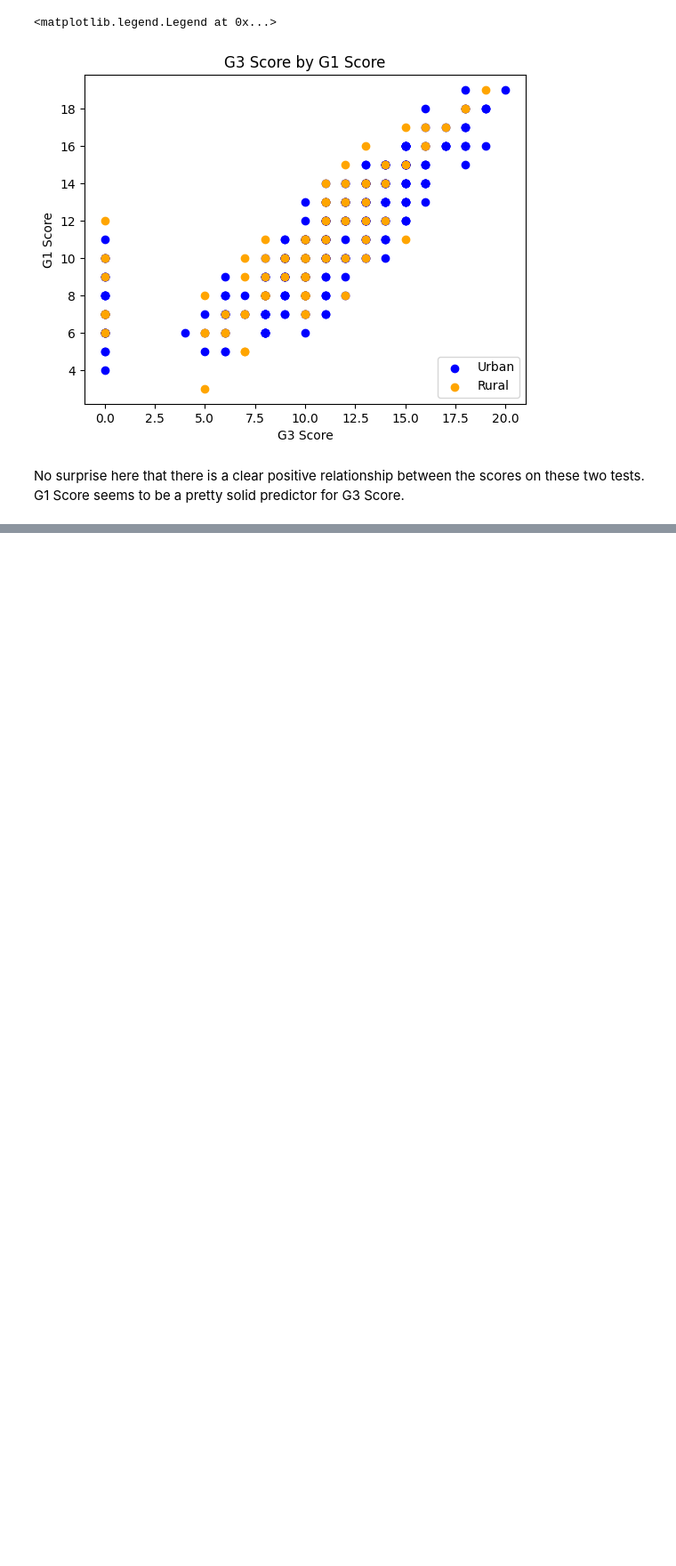
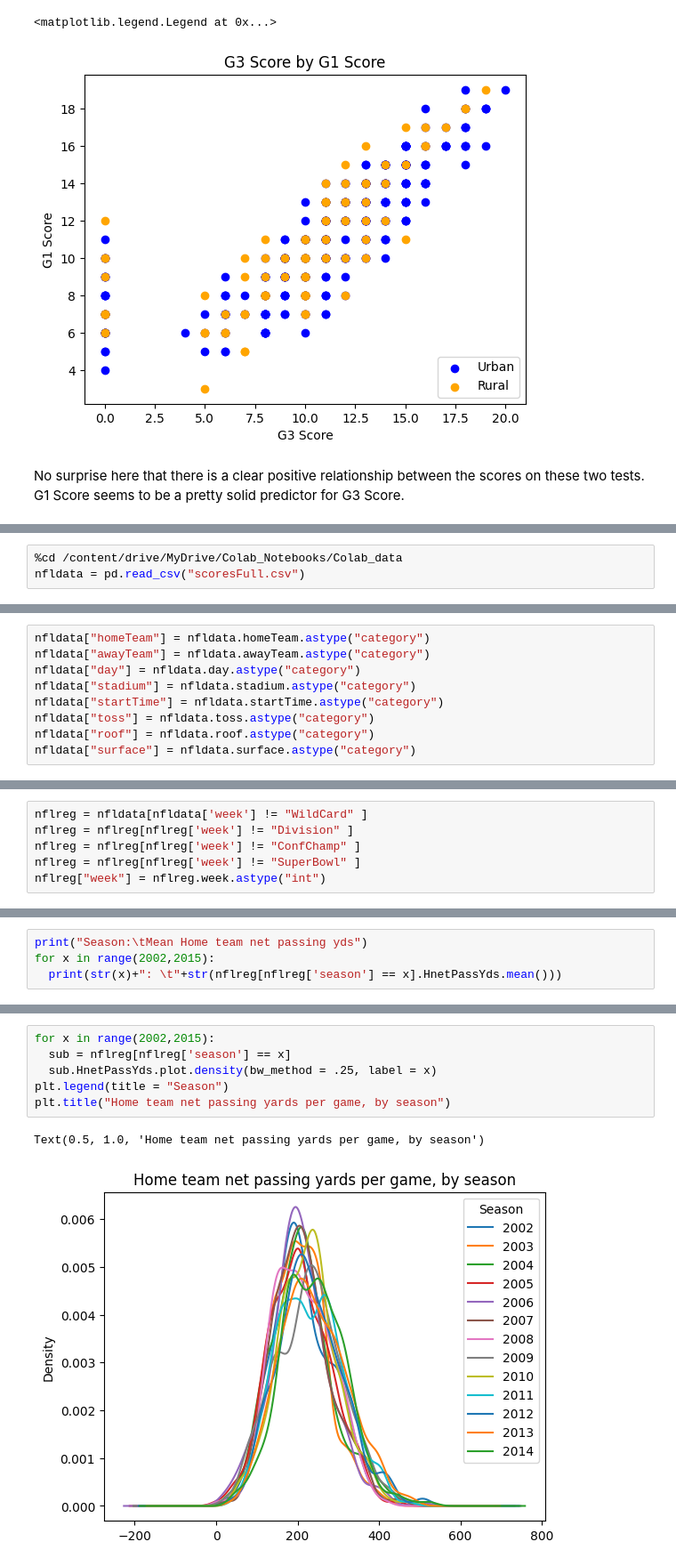
Before and after one commit to tort-cam/ST554HW4, a Jupyter notebook: HW4.ipynb, the cells around one changed output, grey strips where cells are left out. Shown at 89% size. Cells and saved outputs as stored; diff of their text form; blank space fills up the shorter version.

```diff
--- a/HW4.ipynb
+++ b/HW4.ipynb
@@ -313,0 +315,3 @@ drive.mount('/content/drive')
+# %%
+%cd /content/drive/MyDrive/Colab_Notebooks/Colab_data
+nfldata = pd.read_csv("scoresFull.csv")
@@ -313,0 +334,9 @@ drive.mount('/content/drive')
+# %%
+nfldata["homeTeam"] = nfldata.homeTeam.astype("category")
+nfldata["awayTeam"] = nfldata.awayTeam.astype("category")
+nfldata["day"] = nfldata.day.astype("category")
+nfldata["stadium"] = nfldata.stadium.astype("category")
+nfldata["startTime"] = nfldata.startTime.astype("category")
+nfldata["toss"] = nfldata.toss.astype("category")
+nfldata["roof"] = nfldata.roof.astype("category")
+nfldata["surface"] = nfldata.surface.astype("category")
@@ -313,0 +346,6 @@ drive.mount('/content/drive')
+# %%
+nflreg = nfldata[nfldata['week'] != "WildCard" ]
+nflreg = nflreg[nflreg['week'] != "Division" ]
+nflreg = nflreg[nflreg['week'] != "ConfChamp" ]
+nflreg = nflreg[nflreg['week'] != "SuperBowl" ]
+nflreg["week"] = nflreg.week.astype("int")
@@ -313,0 +354,4 @@ drive.mount('/content/drive')
+# %%
+print("Season:\tMean Home team net passing yds")
+for x in range(2002,2015):
+  print(str(x)+": \t"+str(nflreg[nflreg['season'] == x].HnetPassYds.mean()))
@@ -313,0 +373,9 @@ drive.mount('/content/drive')
+# %%
+for x in range(2002,2015):
+  sub = nflreg[nflreg['season'] == x]
+  sub.HnetPassYds.plot.density(bw_method = .25, label = x)
+plt.legend(title = "Season")
+plt.title("Home team net passing yards per game, by season")
+# %% [output]
+Text(0.5, 1.0, 'Home team net passing yards per game, by season')
+[figure, added]
```
Also changed, not shown: parts of 15 cells of this notebook.
